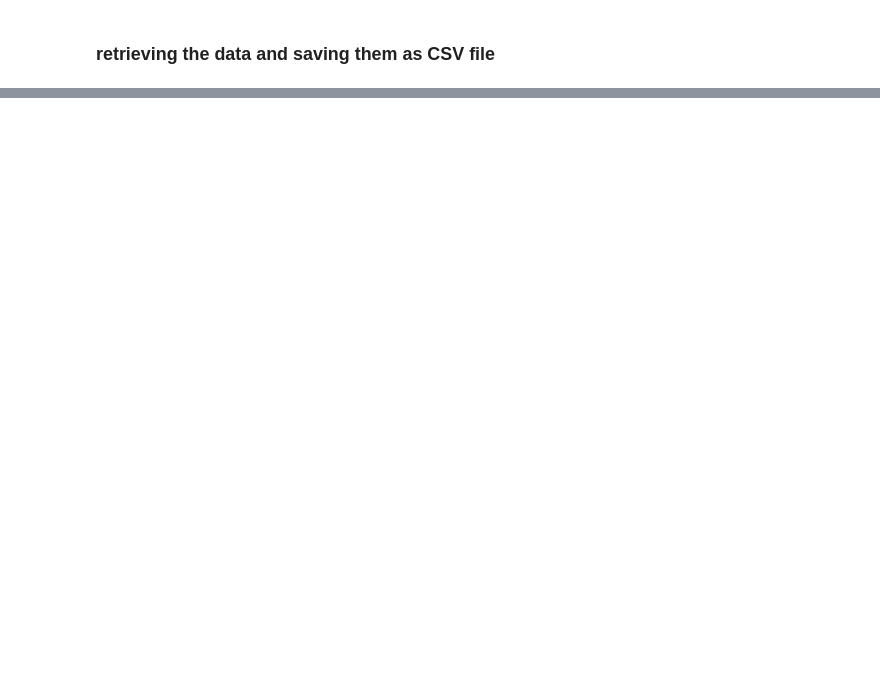
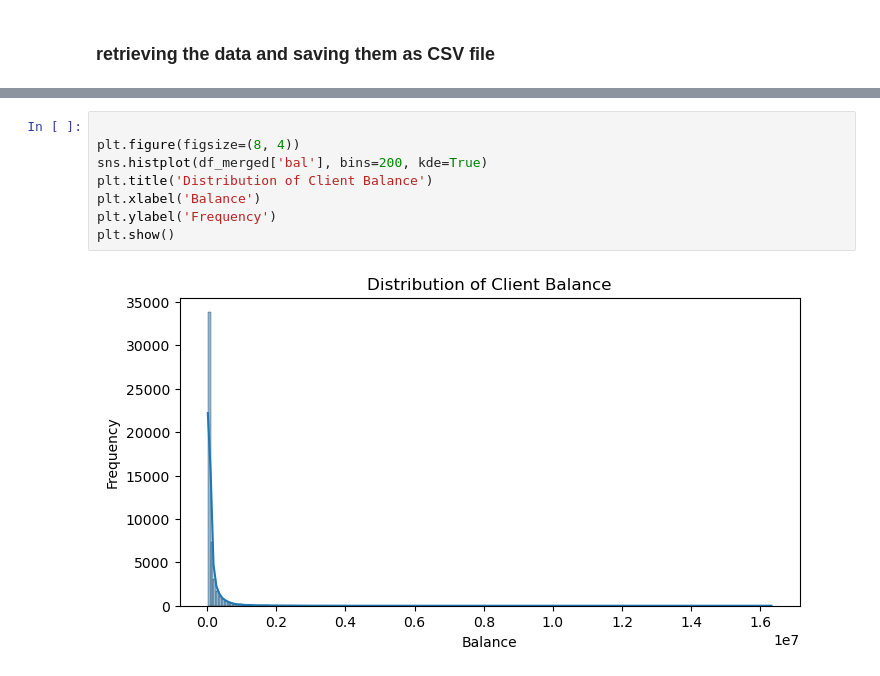
Before and after one commit to MustafaAldabbas/Project-Two-Big, a Jupyter notebook: Notebooks/Mustafa.ipynb, the cells around one changed output, grey strips where cells are left out. Cells and saved outputs as stored; diff of their text form; blank space fills up the shorter version.

```diff
--- a/Notebooks/Mustafa.ipynb
+++ b/Notebooks/Mustafa.ipynb
@@ -255,0 +283,10 @@ missing_values_web_data, missing_values_experiment_clients, missing_values_demo
+# %%
+
+plt.figure(figsize=(8, 4))
+sns.histplot(df_merged['bal'], bins=200, kde=True)
+plt.title('Distribution of Client Balance')
+plt.xlabel('Balance')
+plt.ylabel('Frequency')
+plt.show()
+# %% [output]
+[figure, added]
```
Also changed, not shown: parts of 51 cells of this notebook.
